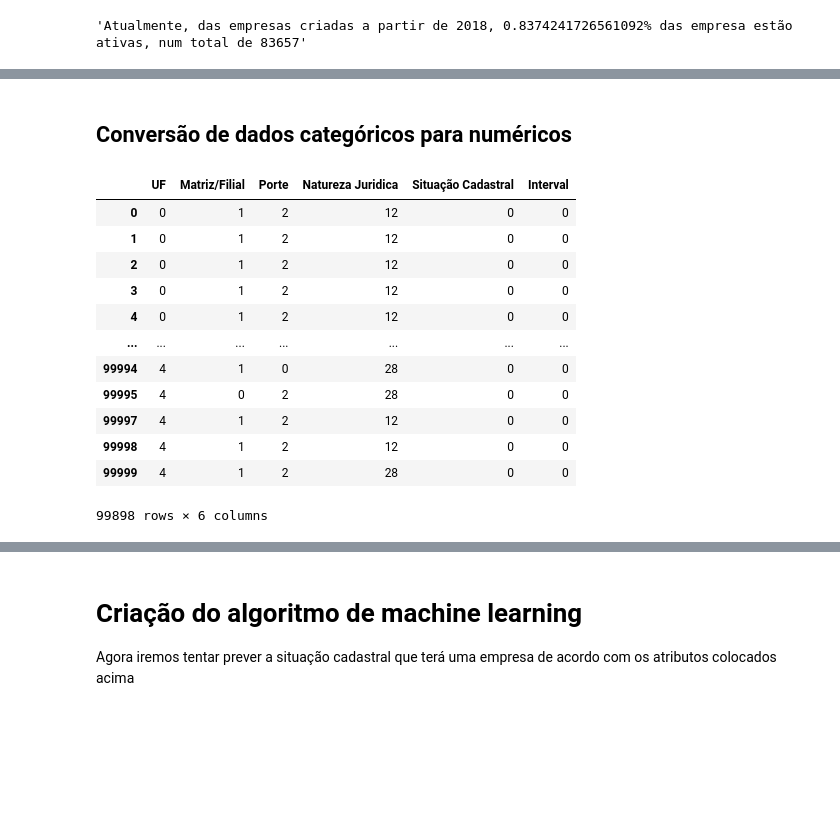
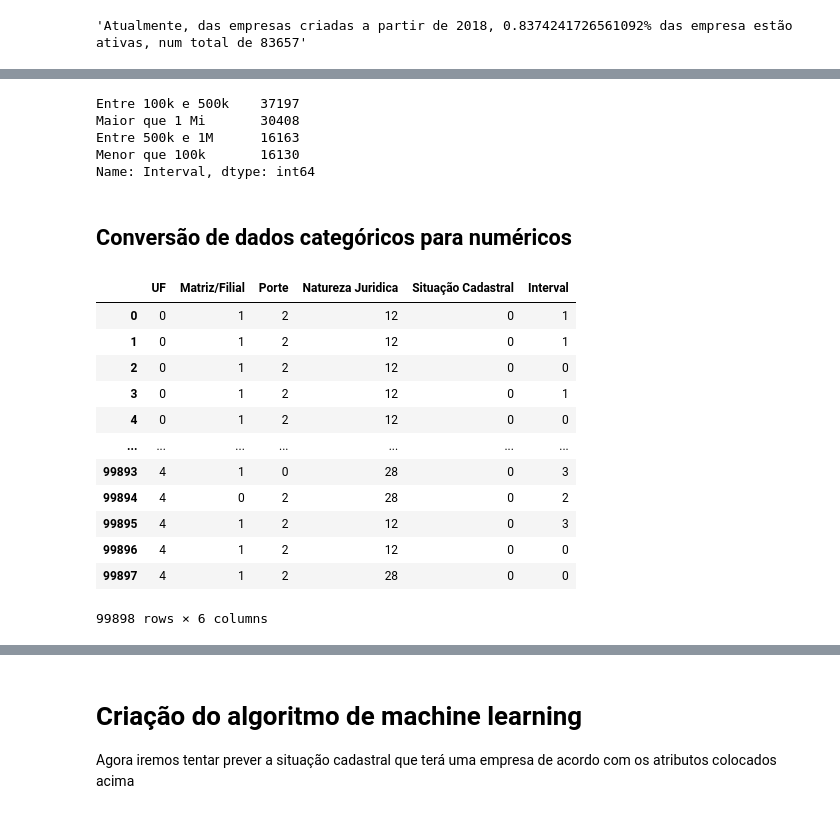
Before and after one commit to sergioneto12/PJI4_analise_dados_cnpj, a Jupyter notebook: machine_learning/ML_model.ipynb, the cells around one changed output, grey strips where cells are left out. Saved outputs shown, nothing was run; the diff lists cells and outputs as text; code cells hidden in the pictures; blank space fills up the shorter version.

```diff
--- a/machine_learning/ML_model.ipynb
+++ b/machine_learning/ML_model.ipynb
@@ -253,19 +258,19 @@ Inicialmente, faremos uma verificação de capital por empresas, filtrando por e
 
 A ideia é entender: quais são os estados com maior capital aplicado em empresas, e se isso se correlaciona com o número de empresas por UF
 # %%
-df_filtered['Capital em Milhões'] = df_filtered['Capital'] / 1000000
+df_filtered['Capital em Bilhões'] = df_filtered['Capital'] / 1000000000
 
-v1 = df_filtered[['UF', 'Capital em Milhões']].groupby(['UF']).sum('Capital em Milhões')
+v1 = df_filtered[['UF', 'Capital em Bilhões']].groupby(['UF']).sum('Capital em Bilhões')
 v2 = df_filtered[['UF', 'Capital']].groupby(['UF']).count()
 
 plt.subplots(figsize=(20,8))
 
 plt.subplot(1,2,1)
-plt.bar(v1['Capital em Milhões'].index, v1['Capital em Milhões'])
-plt.title("Capital (em Mi) por Situação Cadastral")
+plt.bar(v1['Capital em Bilhões'].index, v1['Capital em Bilhões'])
+plt.title("Capital (em Bi) por Situação Cadastral")
 plt.xticks(rotation=45)
 plt.xlabel("Situação Cadastral")
-plt.ylabel("Capital (em Mi)")
+plt.ylabel("Capital (em Bi)")
 
 plt.subplot(1,2,2)
 plt.bar(v2['Capital'].index, v2['Capital'])
@@ -349,46 +351,59 @@ f'Atualmente, das empresas criadas a partir de 2018, {pct[0]}% das empresa estã
 # Pré-processamento
 # De forma a ajudar o modelo de machine learning a tomar a melhor decisão, iremos transformar os dados quantitativos de capital em intervalos
 
-# df_test = df_filtered.copy()
+df_filtered.reset_index(inplace=True, drop=True)
+# df_filtered.drop('index')
 
-for n in df_filtered['Capital']:
-    if n < 100000:
-        df_filtered['Interval'] = 'Menor que 100k'
-    elif (n >= 100000) and (n < 500000):
-        df_filtered['Interval'] = 'Entre 100k e 500k'
-    elif (n >= 500000) and (n < 1000000):
-        df_filtered['Interval'] = 'Entre 500k e 1M'
+interval = []
+for n in range(len(df_filtered)):
+
+    if df_filtered.loc[n, 'Capital'] < 100000:
+        interval.append('Menor que 100k')
+    elif (df_filtered.loc[n, 'Capital'] >= 100000) and (df_filtered.loc[n, 'Capital'] < 500000):
+        interval.append('Entre 100k e 500k')
+    elif (df_filtered.loc[n, 'Capital'] >= 500000) and (df_filtered.loc[n, 'Capital'] < 1000000):
+        interval.append('Entre 500k e 1M')
     else:
-        df_filtered['Interval'] = 'Maior que 1M'
+        interval.append('Maior que 1 Mi')
+
+df_filtered['Interval'] = interval
+# %%
+df_filtered['Interval'].value_counts()
+# %% [output]
+Entre 100k e 500k    37197
+Maior que 1 Mi       30408
+Entre 500k e 1M      16163
+Menor que 100k       16130
+Name: Interval, dtype: int64
 # %% [markdown]
 ## Conversão de dados categóricos para numéricos
 # %%
 # Aqui estamos convertendo textos para registros numéricos, permitindo que o algoritmo de machine learning leia as colunas
 
 label_encoder = preprocessing.LabelEncoder()
 
 df_ml = df_filtered.copy()
-df_ml = df_ml.drop(columns=['CNAE', 'Razao Social', 'Capital', 'Capital em Milhões']) #, inplace=True
+df_ml = df_ml.drop(columns=['CNAE', 'Razao Social', 'Capital', 'Capital em Bilhões']) #, inplace=True
 df_ml['Situação Cadastral'] = label_encoder.fit_transform(df_ml['Situação Cadastral'])
 df_ml['UF'] = label_encoder.fit_transform(df_ml['UF'])
 df_ml['Matriz/Filial'] = label_encoder.fit_transform(df_ml['Matriz/Filial'])
 df_ml['Interval'] = label_encoder.fit_transform(df_ml['Interval'])
 df_ml['Porte'] = label_encoder.fit_transform(df_ml['Porte'])
 df_ml['Natureza Juridica'] = label_encoder.fit_transform(df_ml['Natureza Juridica'])
 df_ml['Situação Cadastral'] = label_encoder.fit_transform(df_ml['Situação Cadastral'])
 
 df_ml
 # %% [output]
 |  | UF | Matriz/Filial | Porte | Natureza Juridica | Situação Cadastral | Interval |
-| 0 | 0 | 1 | 2 | 12 | 0 | 0 |
-| 1 | 0 | 1 | 2 | 12 | 0 | 0 |
+| 0 | 0 | 1 | 2 | 12 | 0 | 1 |
+| 1 | 0 | 1 | 2 | 12 | 0 | 1 |
 | 2 | 0 | 1 | 2 | 12 | 0 | 0 |
-| 3 | 0 | 1 | 2 | 12 | 0 | 0 |
+| 3 | 0 | 1 | 2 | 12 | 0 | 1 |
 | 4 | 0 | 1 | 2 | 12 | 0 | 0 |
 | ... | ... | ... | ... | ... | ... | ... |
-| 99994 | 4 | 1 | 0 | 28 | 0 | 0 |
-| 99995 | 4 | 0 | 2 | 28 | 0 | 0 |
-| 99997 | 4 | 1 | 2 | 12 | 0 | 0 |
-| 99998 | 4 | 1 | 2 | 12 | 0 | 0 |
-| 99999 | 4 | 1 | 2 | 28 | 0 | 0 |
+| 99893 | 4 | 1 | 0 | 28 | 0 | 3 |
+| 99894 | 4 | 0 | 2 | 28 | 0 | 2 |
+| 99895 | 4 | 1 | 2 | 12 | 0 | 3 |
+| 99896 | 4 | 1 | 2 | 12 | 0 | 0 |
+| 99897 | 4 | 1 | 2 | 28 | 0 | 0 |
 99898 rows × 6 columns
```
Also changed, not shown: parts of 16 cells of this notebook, 5 other files.
